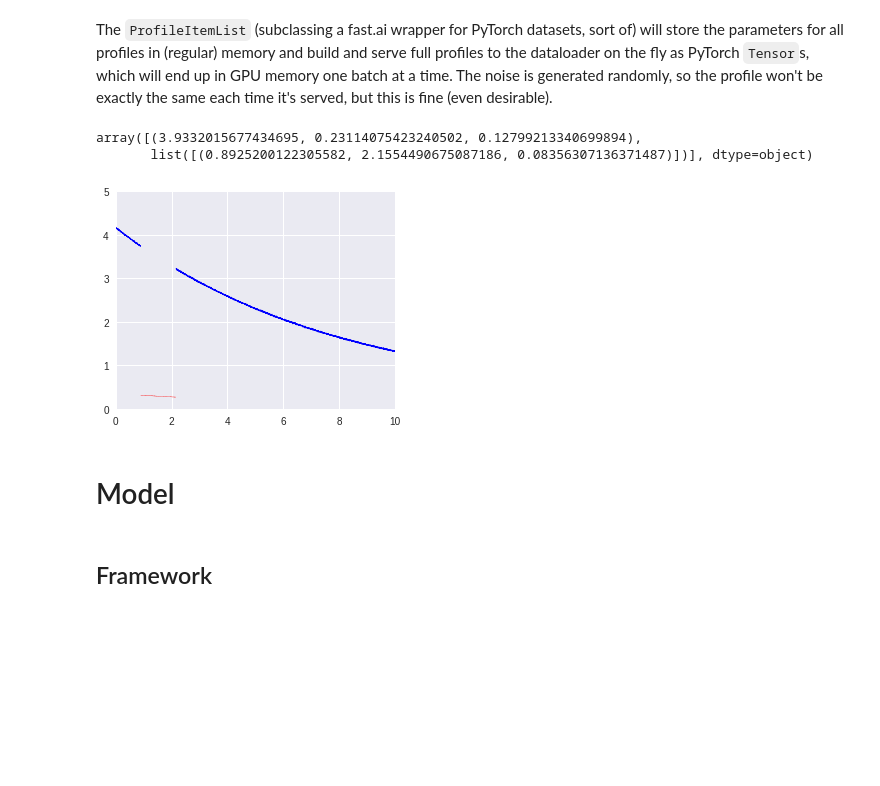
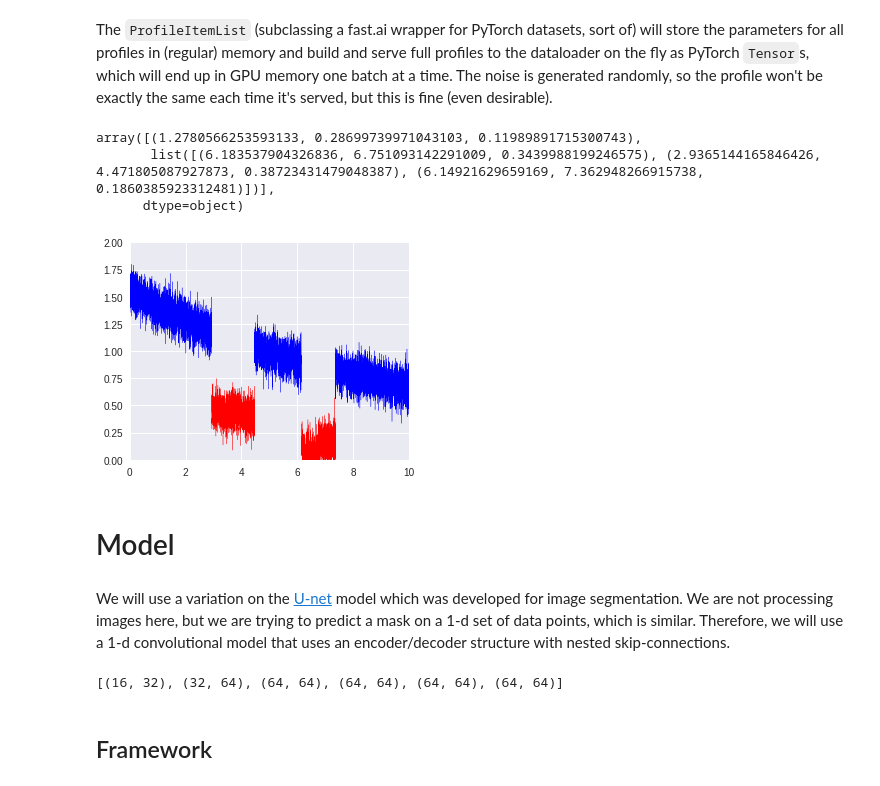
Before and after one commit to yasrynn/ML-Notebooks, a Jupyter notebook: production_seg.ipynb, the cells around one changed output. Drawn from its saved outputs; the diff is of its cells as text; code cells hidden in the pictures; blank space fills up the shorter version.

Commit message:
Separated data params, refactored noisifying, increased noise

```diff
--- a/production_seg.ipynb
+++ b/production_seg.ipynb
@@ -227,12 +236,15 @@ class ProfileLabelItemList(ItemList):
 class ProfileItemList(ItemList):
     _label_cls = ProfileLabelItemList
 
-    def __init__(self, items, noise_mag=0.01, length=10000, interval=(0.,10.), **kwargs):
+    def __init__(self, items, noise_amp=0.01, length=10000, interval=(0.,10.), **kwargs):
         super().__init__(items, **kwargs)
-        self.noise_mag,self.length,self.interval = noise_mag,length,interval
+        self.noise_amp,self.length,self.interval = noise_amp,length,interval
+        self.copy_new.append('length')
+        self.copy_new.append('interval')
+        self.copy_new.append('noise_amp')
 
     def get(self, i):
-        noise = self.noise_mag * torch.randn(self.length)
+        noise = self.noise_amp * torch.randn(self.length)
         xs,ys = getprofile(self.length,self.interval,*self.items[i][0])
         mults = getmults(xs,self.items[i][1])
-        return (ys.add_(noise)*mults).unsqueeze(0)
+        return (ys*mults).add(noise).clamp(*y_interval).unsqueeze(0)
@@ -241,16 +251,19 @@ il = ProfileItemList(profile_params, 0.01, 10000, (0.,10.))
+# %%
+il = ProfileItemList(profile_params, noise_amp, length, interval)
 # %%
-labels = ProfileLabelItemList(profile_params, 0.01, 10000, (0.,10.))
+labels = ProfileLabelItemList(profile_params, length, interval)
 # %%
-i = 2
+i = 1
 
 il.items[i]
 # %% [output]
-array([(3.9332015677434695, 0.23114075423240502, 0.12799213340699894),
-       list([(0.8925200122305582, 2.1554490675087186, 0.08356307136371487)])], dtype=object)
+array([(1.2780566253593133, 0.28699739971043103, 0.11989891715300743),
+       list([(6.183537904326836, 6.751093142291009, 0.3439988199246575), (2.9365144165846426, 4.471805087927873, 0.38723431479048387), (6.14921629659169, 7.362948266915738, 0.1860385923312481)])],
+      dtype=object)
 # %%
-lin_plot(list(zip(xs,il[i].squeeze())),labels[i],[0,10],[0,5])
+lin_plot(list(zip(xs,il[i].squeeze())),labels[i],[0,10],[0,2])
 # %% [output]
-[figure, old version]
+[figure, new version]
 # %%
 np.random.seed(5) # To prevent data leakage in case we happen to run this again without a fresh dataset.
 valid_pct = .2
@@ -265,5 +278,21 @@ train,valid = LabelList(ils.train,lils.train),LabelList(ils.valid,lils.valid)
 db = LabelLists('.',train,valid).databunch()
 # %% [markdown]
 # Model
+# %% [markdown]
+We will use a variation on the [U-net](https://arxiv.org/abs/1505.04597) model which was developed for image segmentation.  We are not processing images here, but we are trying to predict a mask on a 1-d set of data points, which is similar.  Therefore, we will use a 1-d convolutional model that uses an encoder/decoder structure with nested skip-connections.
+# %%
+# Parameter           # Value for best performer
+
+bb_kernel_sz = 3      # 3
+min_feat     = 16     # 16
+max_feat     = 64     # 64
+n_lay        = 6      # 6
+scaling      = 2      # 2
+add_mode     = True   # True
+trans_ker    = 9      # 9
+
+feats = [(min(max_feat, min_feat*(2 ** i)), min(max_feat, min_feat*(2 ** (i+1)))) for i in range(n_lay)]; feats
+# %% [output]
+[(16, 32), (32, 64), (64, 64), (64, 64), (64, 64), (64, 64)]
 # %% [markdown]
 ## Framework
```
Also changed, not shown: parts of 33 cells of this notebook.
